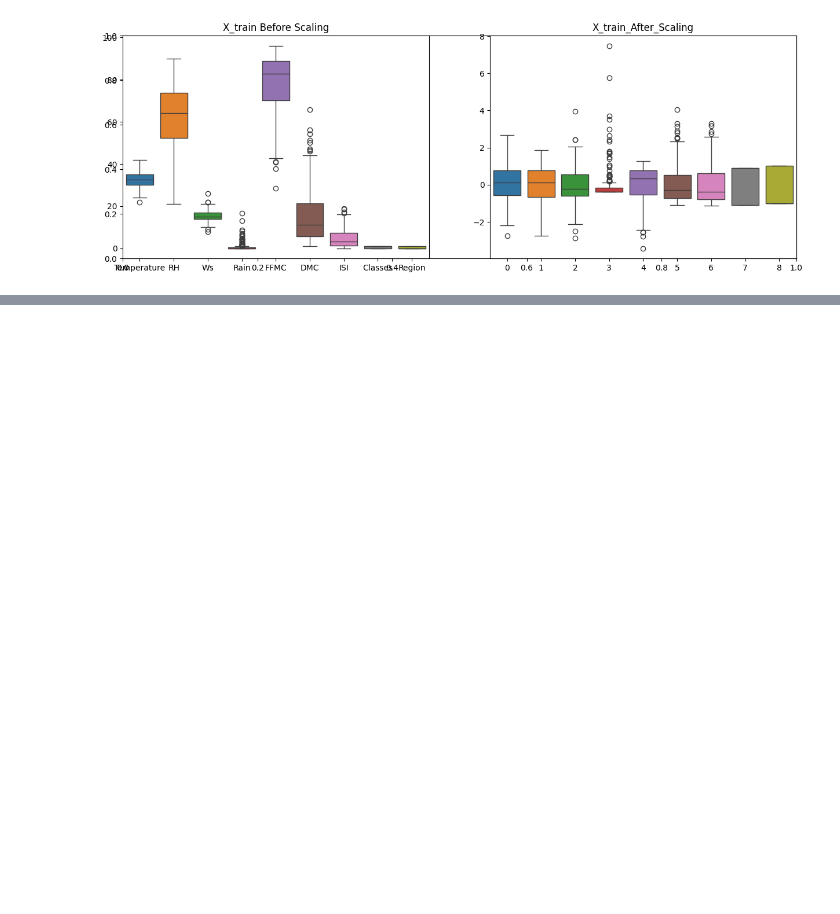
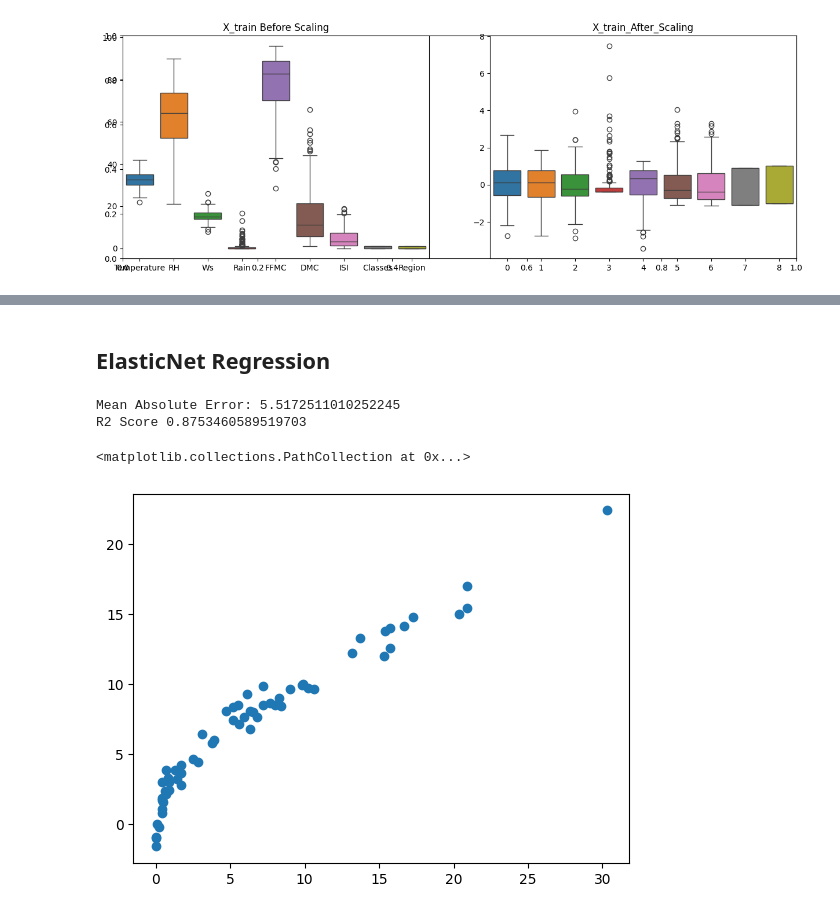
Before and after one commit to Vaibhav2024/ML_Model_Implementation, a Jupyter notebook: 4.Ridge_Lasso_ElasticNet/model_training.ipynb, the cells around one changed output, grey strips where cells are left out. Saved outputs shown, nothing was run; the diff lists cells and outputs as text; code cells hidden in the pictures; blank space fills up the shorter version.

```diff
--- a/4.Ridge_Lasso_ElasticNet/model_training.ipynb
+++ b/4.Ridge_Lasso_ElasticNet/model_training.ipynb
@@ -183,0 +232,19 @@ Text(0.5, 1.0, 'X_train_After_Scaling')
+# %% [markdown]
+## ElasticNet Regression
+# %%
+from sklearn.linear_model import ElasticNet
+from sklearn.metrics import mean_absolute_error, r2_score
+
+elastic = ElasticNet()
+elastic.fit(X_train_scaled, y_train)
+y_pred = elastic.predict(X_test_scaled)
+mae = mean_squared_error(y_test, y_pred)
+score = r2_score(y_test, y_pred)
+print("Mean Absolute Error:", mae)
+print("R2 Score", score)
+plt.scatter(y_test, y_pred)
+# %% [output]
+Mean Absolute Error: 5.5172511010252245
+R2 Score 0.8753460589519703
+<matplotlib.collections.PathCollection at 0x...>
+[figure, added]
```
Also changed, not shown: parts of 10 cells of this notebook.
